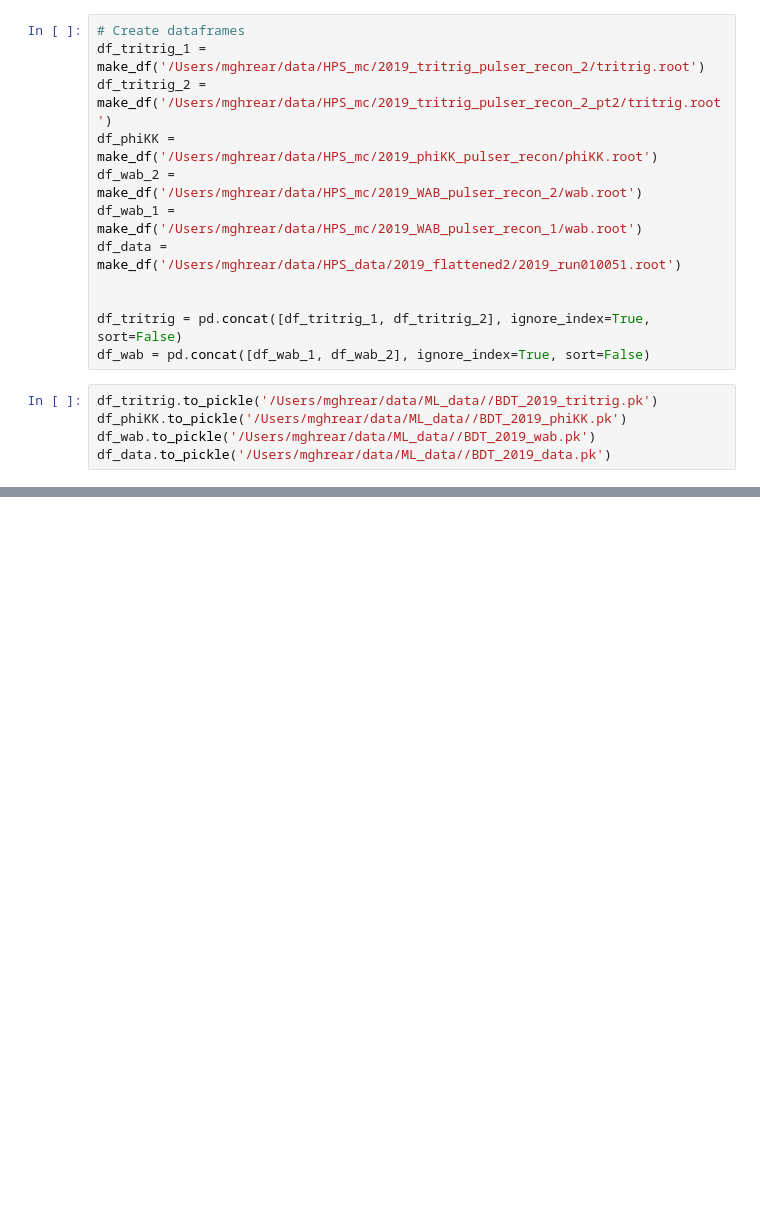
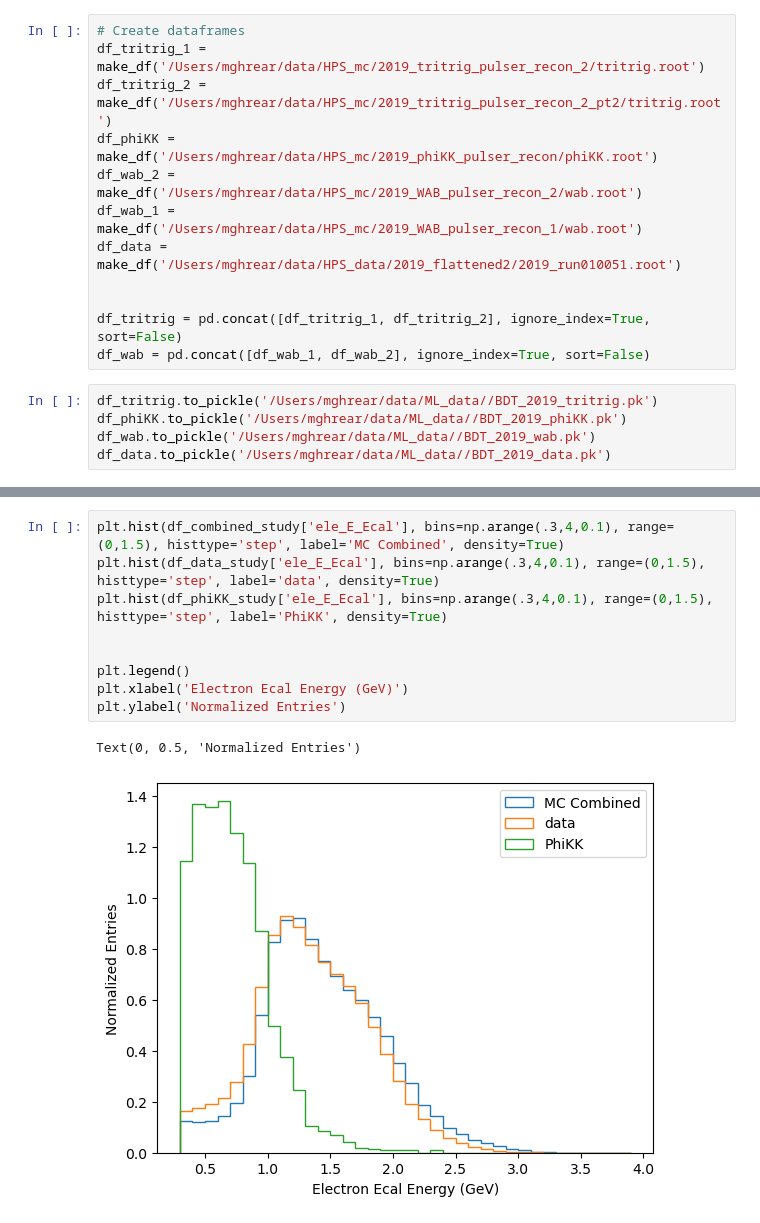
Before and after one commit to mghrear/pivoting-ANN, a Jupyter notebook: data_setup.ipynb, the cells around one changed output, grey strips where cells are left out. Drawn from its saved outputs; the diff is of its cells as text; blank space fills up the shorter version.

```diff
--- a/data_setup.ipynb
+++ b/data_setup.ipynb
@@ -83,0 +138,12 @@ df_data.to_pickle('/Users/mghrear/data/ML_data//BDT_2019_data.pk')
+# %%
+plt.hist(df_combined_study['ele_E_Ecal'], bins=np.arange(.3,4,0.1), range=(0,1.5), histtype='step', label='MC Combined', density=True)
+plt.hist(df_data_study['ele_E_Ecal'], bins=np.arange(.3,4,0.1), range=(0,1.5), histtype='step', label='data', density=True)
+plt.hist(df_phiKK_study['ele_E_Ecal'], bins=np.arange(.3,4,0.1), range=(0,1.5), histtype='step', label='PhiKK', density=True)
+
+
+plt.legend()
+plt.xlabel('Electron Ecal Energy (GeV)')
+plt.ylabel('Normalized Entries')
+# %% [output]
+Text(0, 0.5, 'Normalized Entries')
+[figure, added]
```
Also changed, not shown: parts of 19 cells of this notebook, 3 other files.
